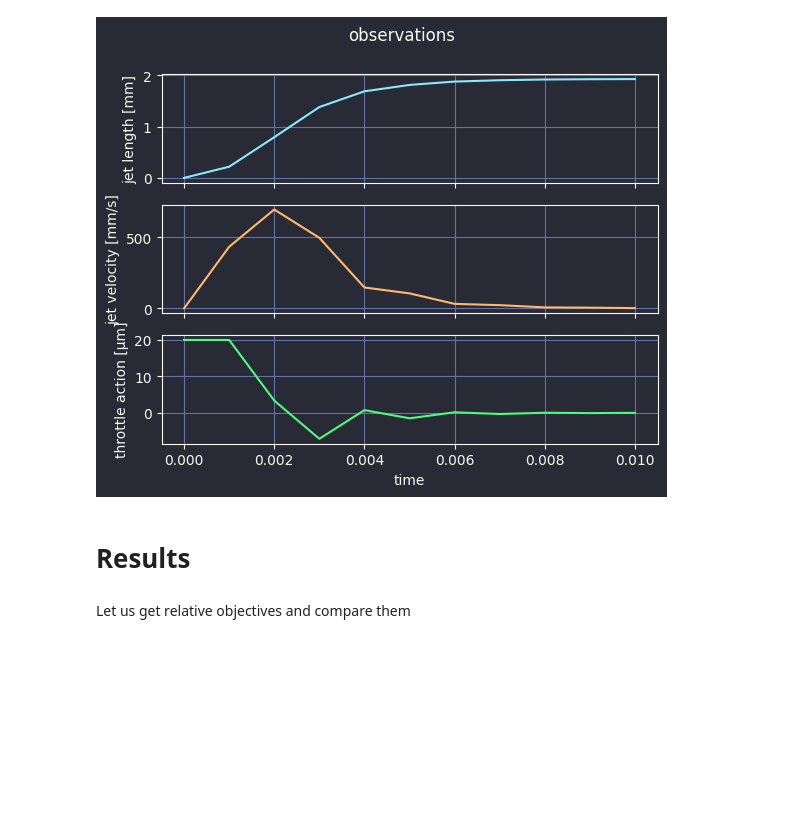
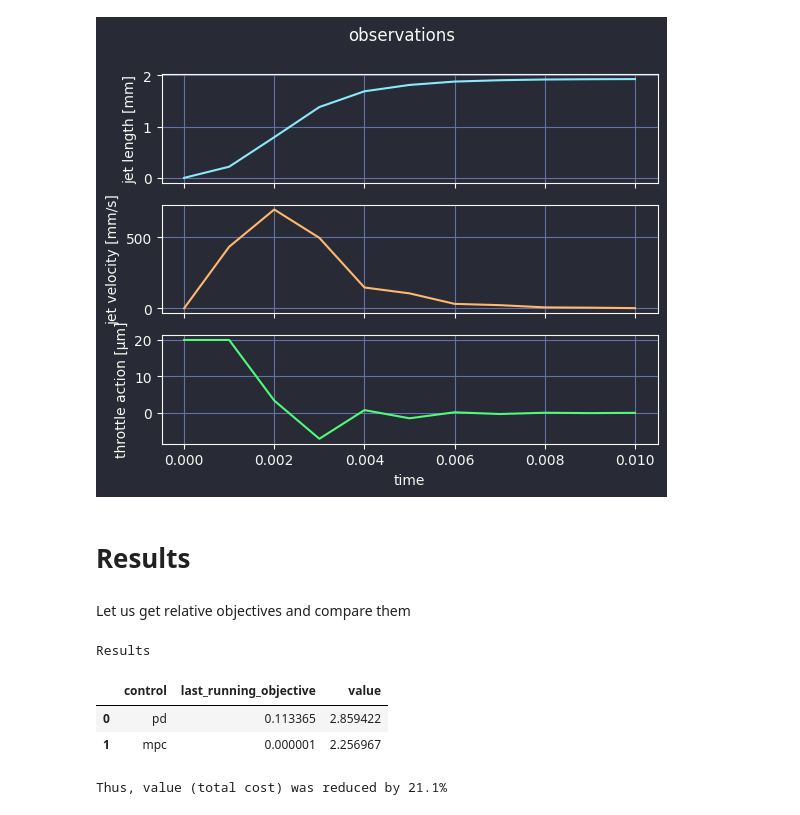
Before and after one commit to mvulf/acm-project, a Jupyter notebook: main.ipynb, the cells around one changed output. Saved outputs shown, nothing was run; the diff lists cells and outputs as text; code cells hidden in the pictures; blank space fills up the shorter version.

Commit message:
[ADD] Results in main.ipynb

```diff
--- a/main.ipynb
+++ b/main.ipynb
@@ -268,13 +269,3 @@ callbacks[-1].clear_recent_data()
 # Results
 # %% [markdown]
 Let us get relative objectives and compare them
-# %%
-observations_list = [
-    ('pd', observations_pd),
-    ('mpc', observations_mpc)
-]
-
-results = []
-
-for name, observations in observations_list:
-    last_running_objective = observations['running_objective']
@@ -284,0 +272,42 @@ for name, observations in observations_list:
+# %%
+observations_list = [
+    ('pd', observations_pd),
+    ('mpc', observations_mpc)
+]
+
+results = []
+
+l_crit = system._parameters["l_crit"]
+
+for name, observations in observations_list:
+    last_running_objective = observations['running_objective'].iloc[-1]
+    last_running_objective /= l_crit**2 # Get value relative to critical jet length
+
+    last_value = observations['current_value'].iloc[-1]
+    last_value *= 1e3/l_crit**2 # Get value for ms relative to critical jet length
+
+    results.append(
+        {
+            'control': name,
+            'last_running_objective': last_running_objective,
+            'value': last_value
+        }
+    )
+
+results = pd.DataFrame(results)
+print('Results')
+display(results)
+
+percentage = (
+    (results['value'].iloc[0] - results['value'].iloc[1])
+    /results['value'].iloc[0]
+)
+print(
+    f'Thus, value (total cost) was reduced by {percentage*100:.1f}%'
+)
+# %% [output]
+Results
+|  | control | last_running_objective | value |
+| 0 | pd | 0.113365 | 2.859422 |
+| 1 | mpc | 0.000001 | 2.256967 |
+Thus, value (total cost) was reduced by 21.1%
```
Also changed, not shown: parts of 4 cells of this notebook, 1 other file.
